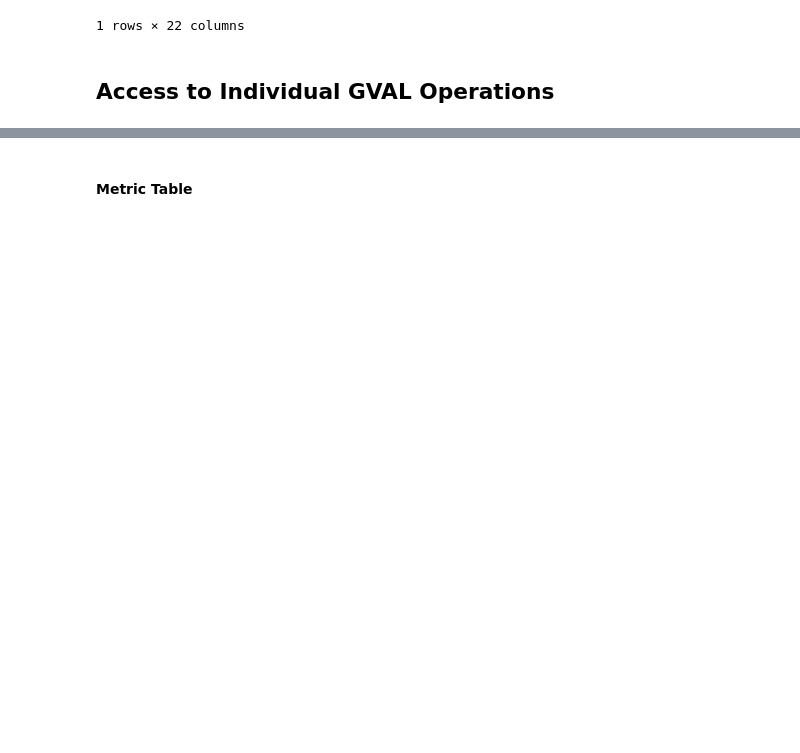
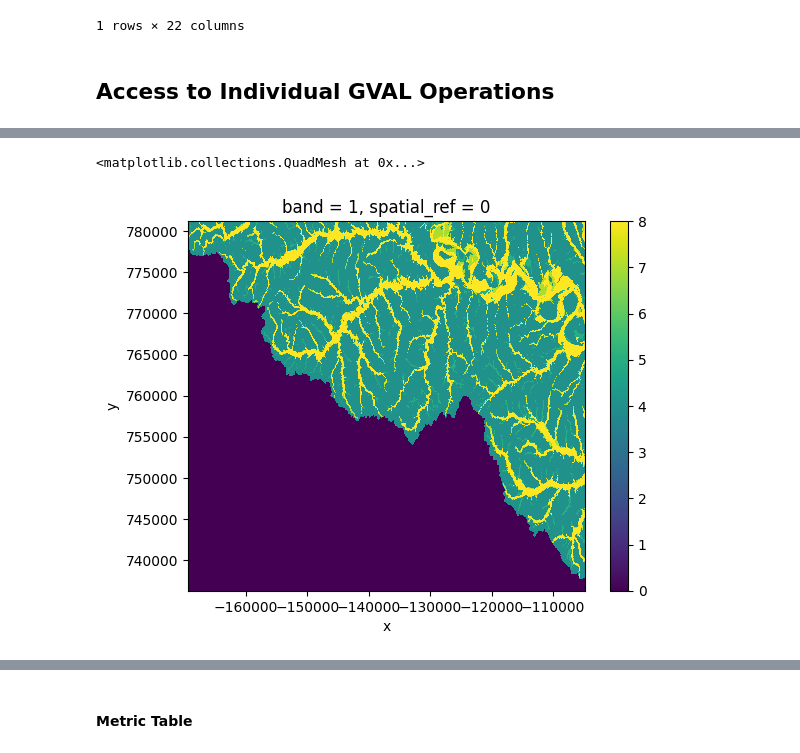
Before and after one commit to NOAA-OWP/gval, a Jupyter notebook: notebooks/Tutorial.ipynb, the cells around one changed output, grey strips where cells are left out. Saved outputs shown, nothing was run; the diff lists cells and outputs as text; code cells hidden in the pictures; blank space fills up the shorter version.

Commit message:
Addressed comments on last revision request

```diff
--- a/notebooks/Tutorial.ipynb
+++ b/notebooks/Tutorial.ipynb
@@ -75,0 +97,18 @@ agreement_map = candidate.gval.compute_agreement_map(benchmark, 'szudzik')
+# %%
+import numpy as np
+from gval.comparison.pairing_functions import _make_pairing_dict
+
+# fillna is necessary because of errors regarding nan keys. Remove when issue #79 is addressed.
+candidate_p = candidate.fillna(candidate.rio.encoded_nodata)
+benchmark_p = benchmark.fillna(benchmark.rio.encoded_nodata)
+
+pairing_dict = _make_pairing_dict(np.unique(candidate_p), np.unique(benchmark_p))
+
+agreement_map = candidate_p.gval.compute_agreement_map(benchmark_map=benchmark_p,
+                                                       comparison_function='pairing_dict',
+                                                       pairing_dict=pairing_dict)
+
+agreement_map.plot()
+# %% [output]
+<matplotlib.collections.QuadMesh at 0x...>
+[figure, added]
```
Also changed, not shown: parts of 24 cells of this notebook, 14 other files.
